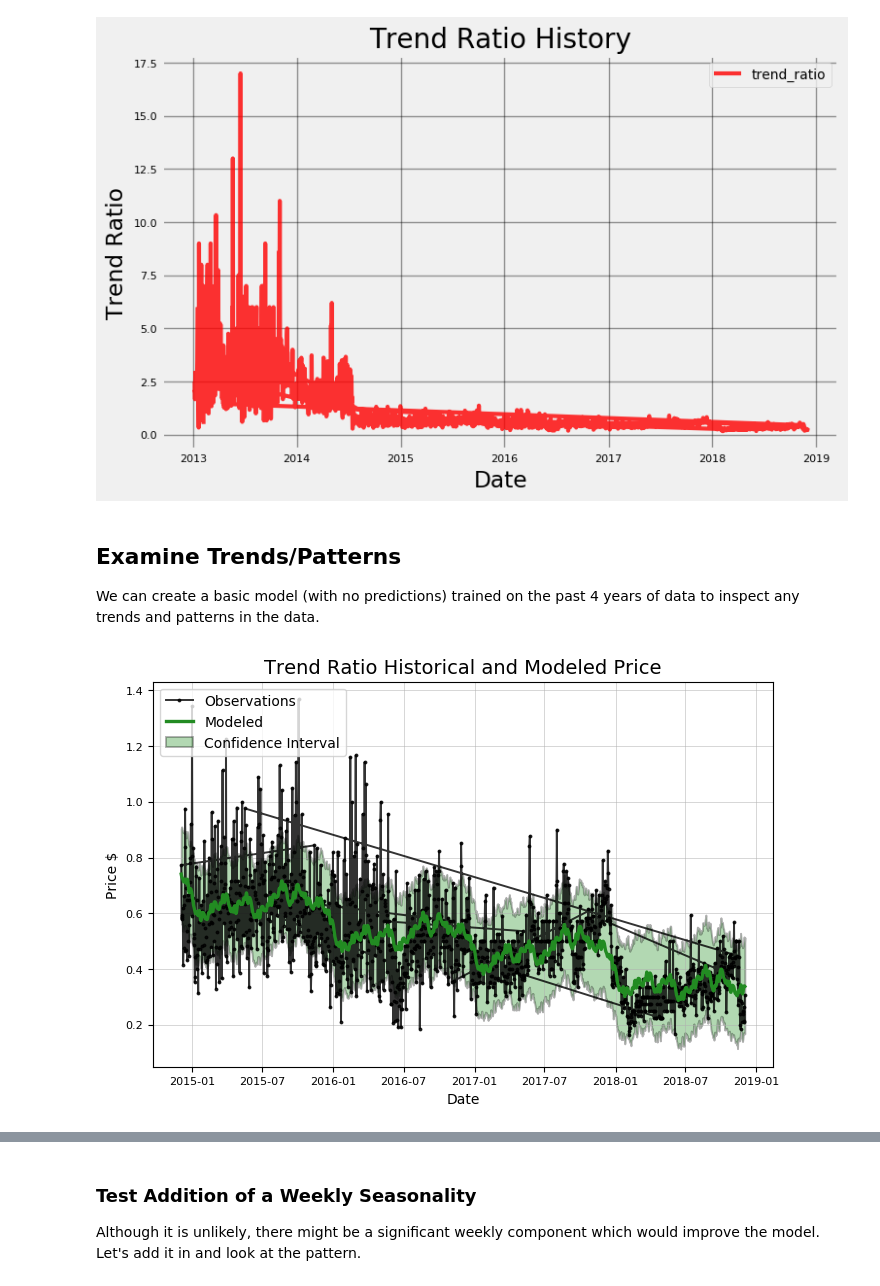
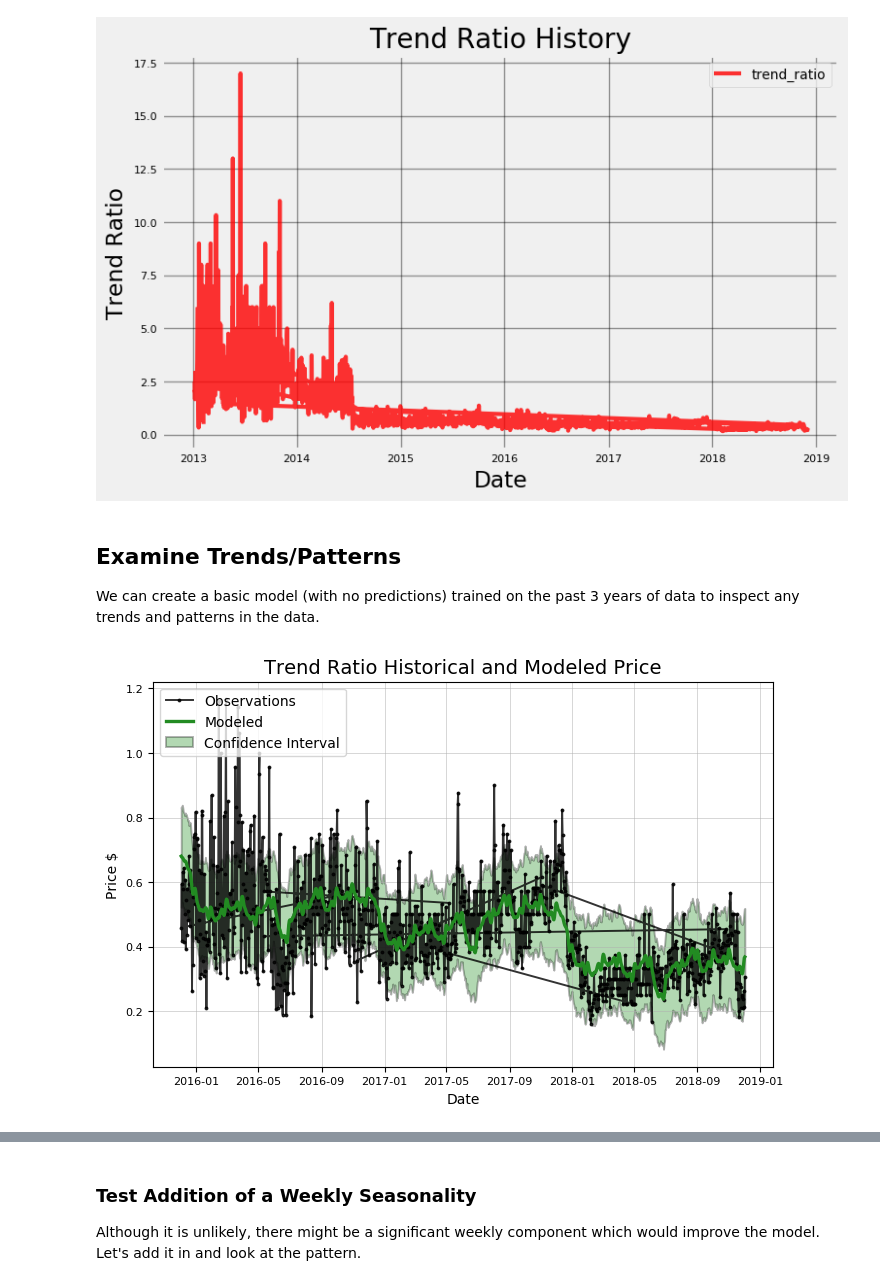
Before and after one commit to lauramayol/crypto_signal, a Jupyter notebook: crypto_signal/Trend Prediction.ipynb, the cells around one changed output, grey strips where cells are left out. Cells and saved outputs as stored; diff of their text form; code cells hidden in the pictures.

```diff
--- a/crypto_signal/Trend Prediction.ipynb
+++ b/crypto_signal/Trend Prediction.ipynb
@@ -69,12 +69,11 @@ Current trend_ratio = 0.31 on 2018-12-02.
 # %% [markdown]
 ## Examine Trends/Patterns
 
-We can create a basic model (with no predictions) trained on the past 4 years of data to inspect any trends and patterns in the data.
+We can create a basic model (with no predictions) trained on the past 3 years of data to inspect any trends and patterns in the data.
 # %%
-future_trend.training_years=4
 model, model_data = future_trend.create_prophet_model()
 # %% [output]
-[figure, old version]
+[figure, new version]
 # %%
 # Variables assigned from previous method call
 model.plot_components(model_data)
```
Also changed, not shown: parts of 14 cells of this notebook, 13 other files.
